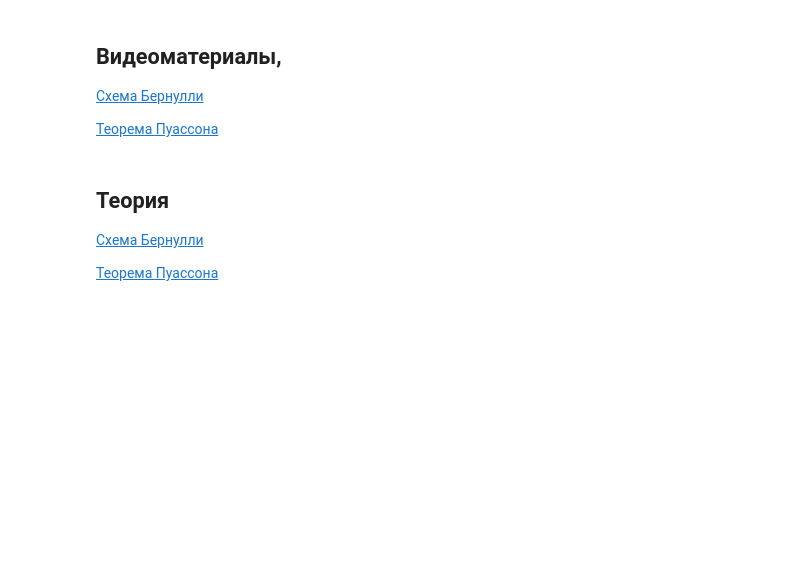
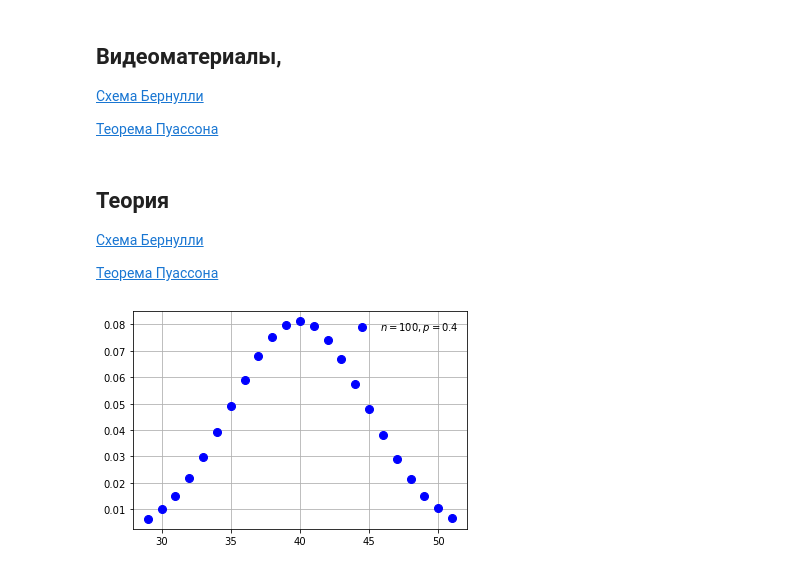
Before and after one commit to mathmechterver/terver2020, a Jupyter notebook: prac02/Practice2.ipynb, the cells around one changed output. Drawn from its saved outputs; the diff is of its cells as text; code cells hidden in the pictures; blank space fills up the shorter version.

```diff
--- a/prac02/Practice2.ipynb
+++ b/prac02/Practice2.ipynb
@@ -122,0 +87,11 @@ $$\lim_{n \to \infty}C_n^{k}p_n^k q_n^{n-k} = \frac{\lambda^{k}e^{-\lambda}}{k!}
+# %%
+n, p = 100, 0.4
+x = np.arange(binom.ppf(0.01, n, p), binom.ppf(0.99, n, p))
+
+fig, ax = plt.subplots(1, 1)
+ax.plot(x, binom.pmf(x, n, p), 'bo', ms=8, label='$n = 100, p = 0.4$')
+ax.legend(loc='best', frameon=False)
+plt.grid()
+plt.show()
+# %% [output]
+[figure, added]
```
Also changed, not shown: parts of 6 cells of this notebook, 2 other files.
